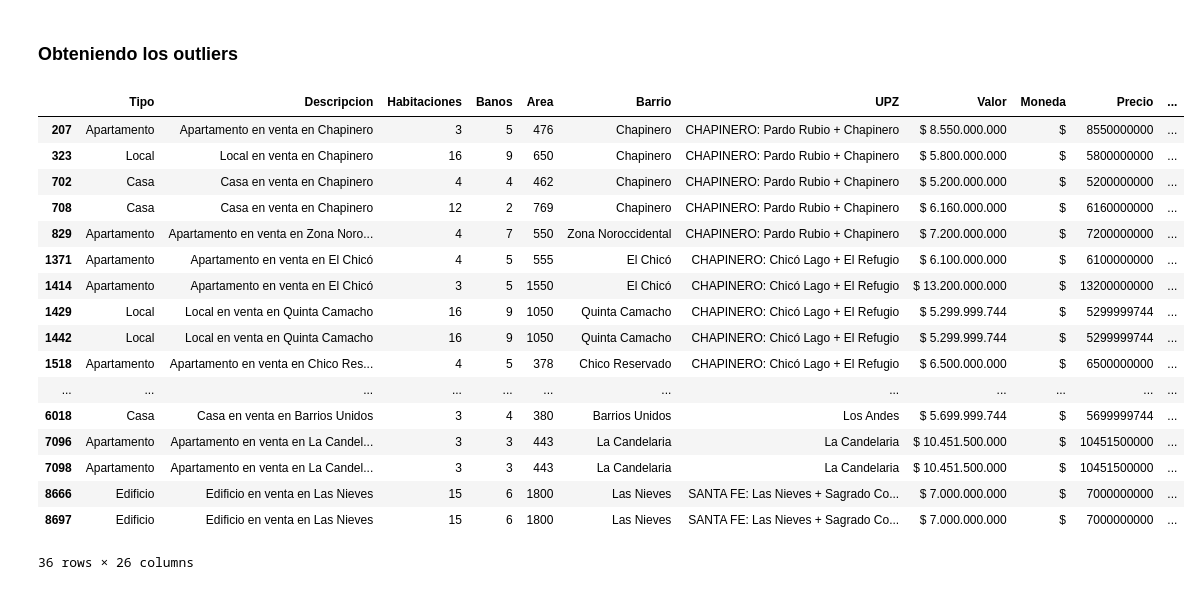
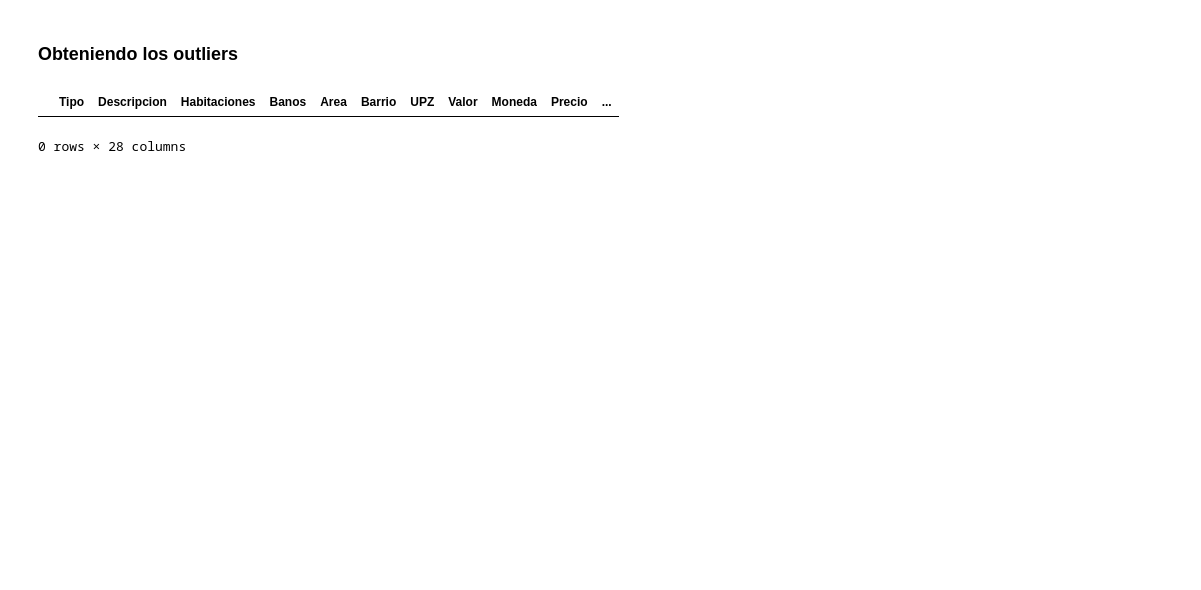
Before and after one commit to doguedogue/pythonic-colab, a Jupyter notebook: rva_dane.ipynb, the cells around one changed output. Drawn from its saved outputs; the diff is of its cells as text; code cells hidden in the pictures; blank space fills up the shorter version.

```diff
--- a/rva_dane.ipynb
+++ b/rva_dane.ipynb
@@ -456,23 +456,7 @@ plt.show()
 # %% [markdown]
 ### Obteniendo los outliers
 # %%
-datos_ml.query('Precio_Millon > 5000 | Precio_Millon < 60')
+datos_ml.query('Precio_Millon > 5000 & Precio_Millon < 60')
 # %% [output]
 |  | Tipo | Descripcion | Habitaciones | Banos | Area | Barrio | UPZ | Valor | Moneda | Precio | ... |
-| 207 | Apartamento | Apartamento en venta en Chapinero | 3 | 5 | 476 | Chapinero | CHAPINERO: Pardo Rubio + Chapinero | $ 8.550.000.000 | $ | 8550000000 | ... |
-| 323 | Local | Local en venta en Chapinero | 16 | 9 | 650 | Chapinero | CHAPINERO: Pardo Rubio + Chapinero | $ 5.800.000.000 | $ | 5800000000 | ... |
-| 702 | Casa | Casa en venta en Chapinero | 4 | 4 | 462 | Chapinero | CHAPINERO: Pardo Rubio + Chapinero | $ 5.200.000.000 | $ | 5200000000 | ... |
-| 708 | Casa | Casa en venta en Chapinero | 12 | 2 | 769 | Chapinero | CHAPINERO: Pardo Rubio + Chapinero | $ 6.160.000.000 | $ | 6160000000 | ... |
-| 829 | Apartamento | Apartamento en venta en Zona Noro... | 4 | 7 | 550 | Zona Noroccidental | CHAPINERO: Pardo Rubio + Chapinero | $ 7.200.000.000 | $ | 7200000000 | ... |
-| 1371 | Apartamento | Apartamento en venta en El Chicó | 4 | 5 | 555 | El Chicó | CHAPINERO: Chicó Lago + El Refugio | $ 6.100.000.000 | $ | 6100000000 | ... |
-| 1414 | Apartamento | Apartamento en venta en El Chicó | 3 | 5 | 1550 | El Chicó | CHAPINERO: Chicó Lago + El Refugio | $ 13.200.000.000 | $ | 13200000000 | ... |
-| 1429 | Local | Local en venta en Quinta Camacho | 16 | 9 | 1050 | Quinta Camacho | CHAPINERO: Chicó Lago + El Refugio | $ 5.299.999.744 | $ | 5299999744 | ... |
-| 1442 | Local | Local en venta en Quinta Camacho | 16 | 9 | 1050 | Quinta Camacho | CHAPINERO: Chicó Lago + El Refugio | $ 5.299.999.744 | $ | 5299999744 | ... |
-| 1518 | Apartamento | Apartamento en venta en Chico Res... | 4 | 5 | 378 | Chico Reservado | CHAPINERO: Chicó Lago + El Refugio | $ 6.500.000.000 | $ | 6500000000 | ... |
-| ... | ... | ... | ... | ... | ... | ... | ... | ... | ... | ... | ... |
-| 6018 | Casa | Casa en venta en Barrios Unidos | 3 | 4 | 380 | Barrios Unidos | Los Andes | $ 5.699.999.744 | $ | 5699999744 | ... |
-| 7096 | Apartamento | Apartamento en venta en La Candel... | 3 | 3 | 443 | La Candelaria | La Candelaria | $ 10.451.500.000 | $ | 10451500000 | ... |
-| 7098 | Apartamento | Apartamento en venta en La Candel... | 3 | 3 | 443 | La Candelaria | La Candelaria | $ 10.451.500.000 | $ | 10451500000 | ... |
-| 8666 | Edificio | Edificio en venta en Las Nieves | 15 | 6 | 1800 | Las Nieves | SANTA FE: Las Nieves + Sagrado Co... | $ 7.000.000.000 | $ | 7000000000 | ... |
-| 8697 | Edificio | Edificio en venta en Las Nieves | 15 | 6 | 1800 | Las Nieves | SANTA FE: Las Nieves + Sagrado Co... | $ 7.000.000.000 | $ | 7000000000 | ... |
-36 rows × 26 columns
+0 rows × 28 columns
```
Also changed, not shown: parts of 12 cells of this notebook.
